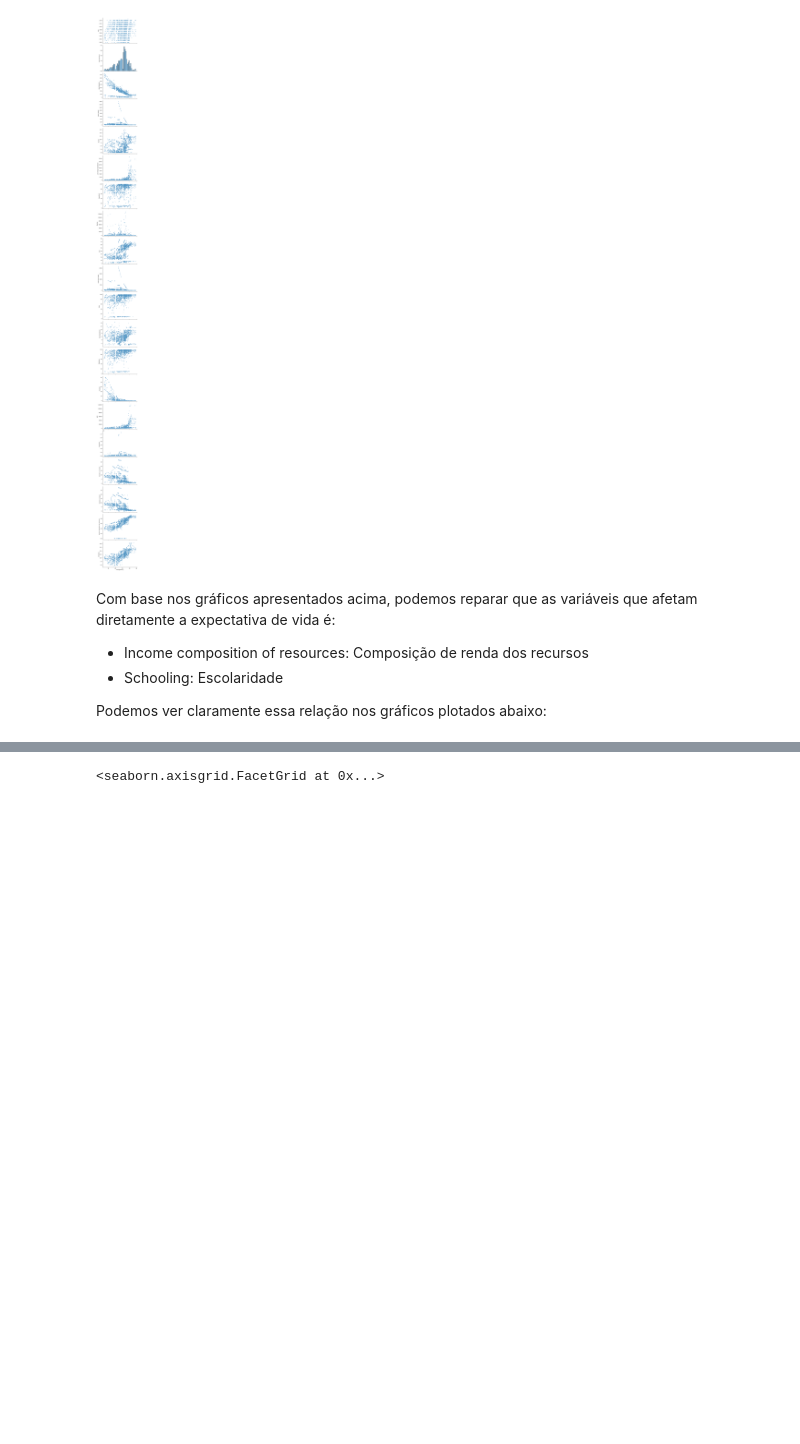
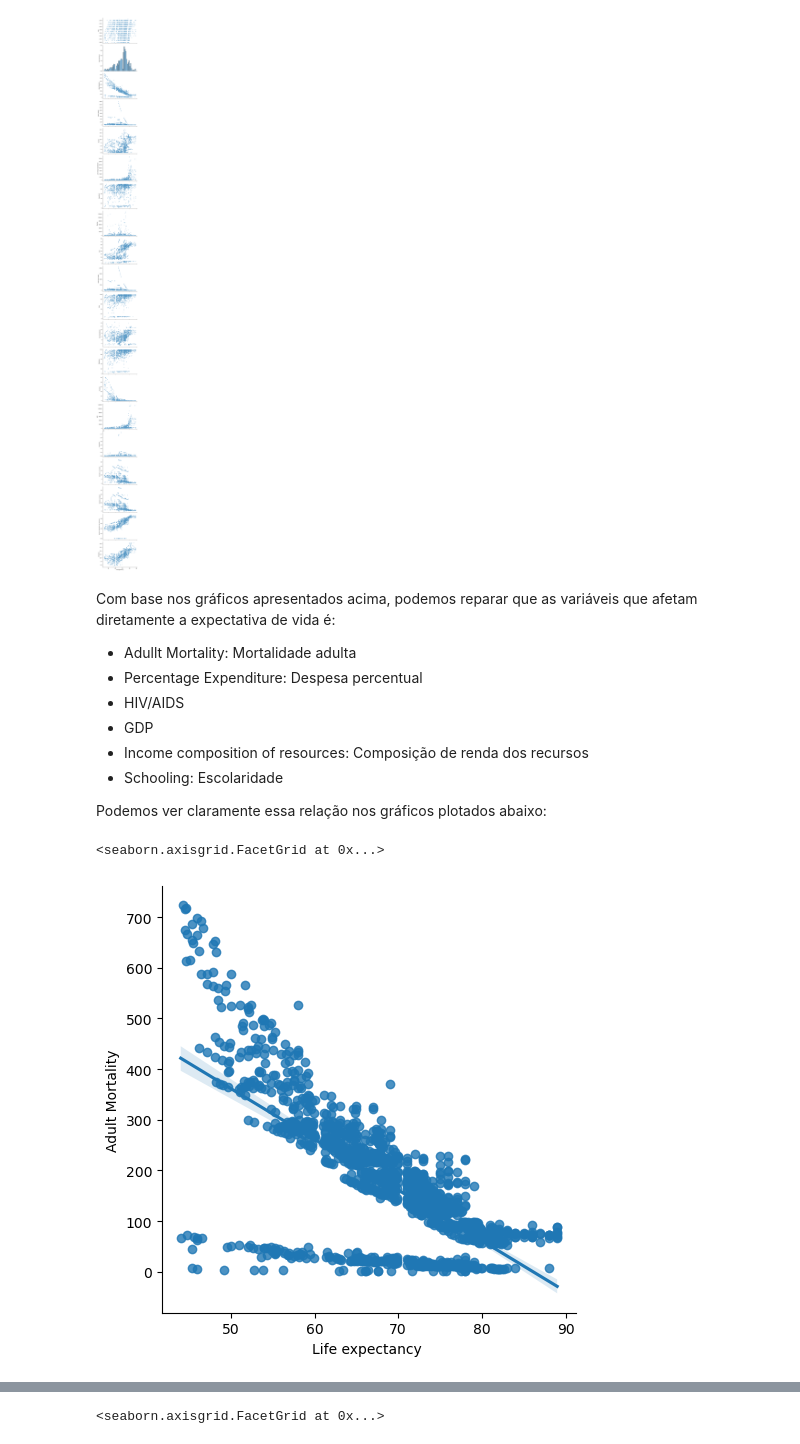
Before and after one commit to R-enanVieira/MachineLearning, a Jupyter notebook: 1o_projeto_tema_01_2024.ipynb, the cells around one changed output, grey strips where cells are left out. Drawn from its saved outputs; the diff is of its cells as text; code cells hidden in the pictures; blank space fills up the shorter version.

```diff
--- a/1o_projeto_tema_01_2024.ipynb
+++ b/1o_projeto_tema_01_2024.ipynb
@@ -222,7 +276,16 @@ sns.pairplot(data,
 # %% [markdown]
 Com base nos gráficos apresentados acima, podemos reparar que as variáveis que afetam diretamente a expectativa de vida é:
 
+- Adullt Mortality: Mortalidade adulta
+- Percentage Expenditure: Despesa percentual
+- HIV/AIDS
+- GDP
 - Income composition of resources: Composição de renda dos recursos
 - Schooling: Escolaridade
 
 Podemos ver claramente essa relação nos gráficos plotados abaixo:
+# %%
+sns.lmplot(x='Life expectancy ', y='Adult Mortality', data=data)
+# %% [output]
+<seaborn.axisgrid.FacetGrid at 0x...>
+[figure, added]
```
Also changed, not shown: parts of 26 cells of this notebook.
